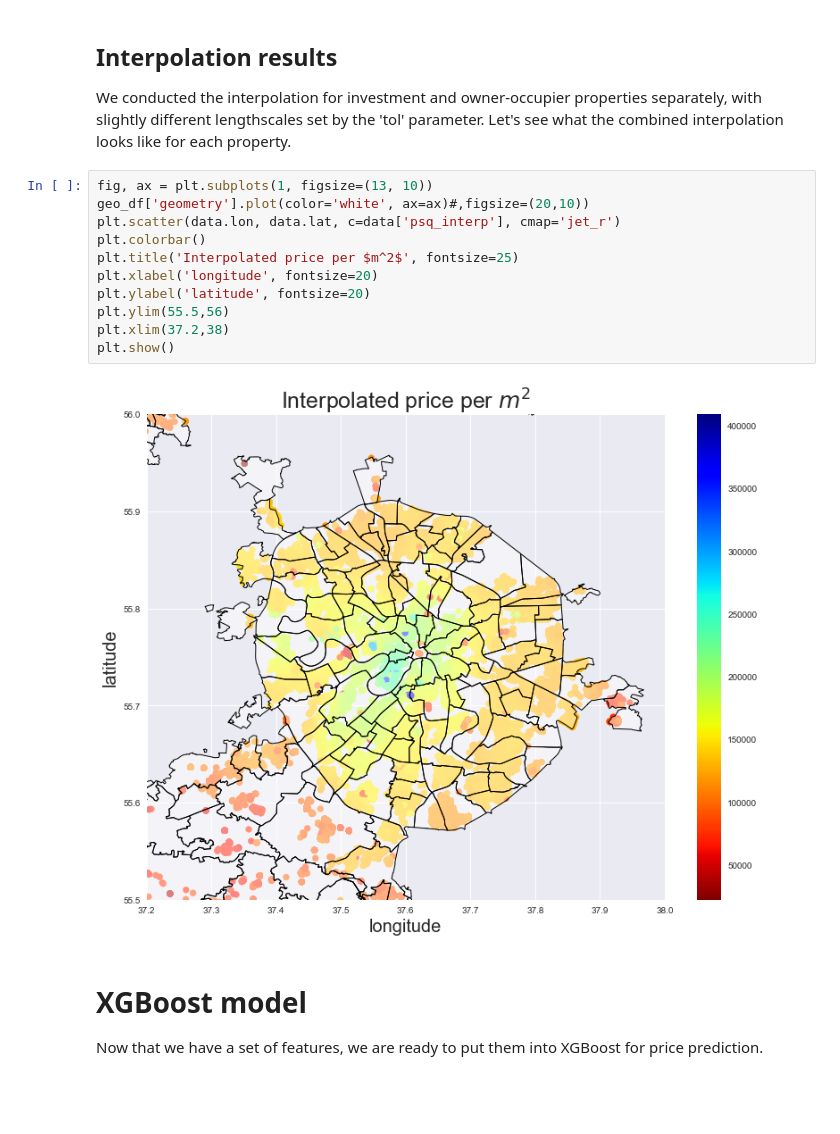
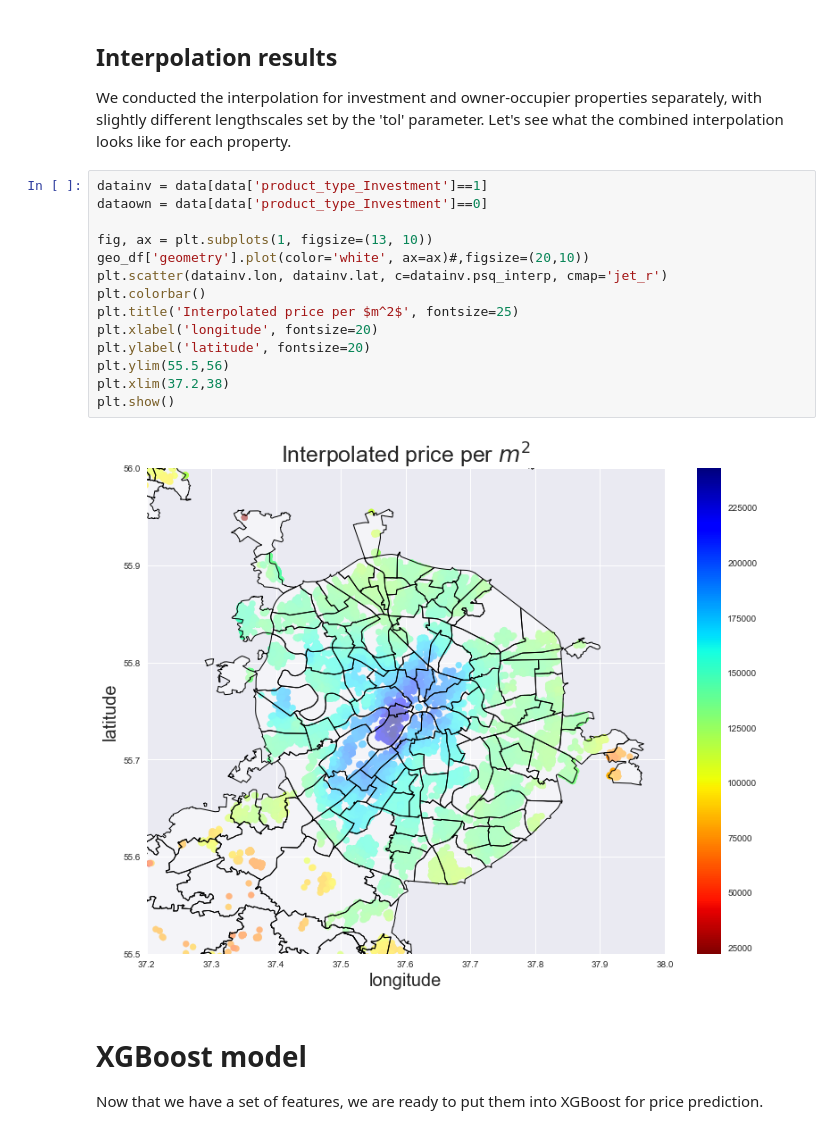
Before and after one commit to nmirman/sberbank, a Jupyter notebook: analysis/Sberbank.ipynb, the cells around one changed output. Drawn from its saved outputs; the diff is of its cells as text; blank space fills up the shorter version.

Commit message:
Minor update to interp visualization.

```diff
--- a/analysis/Sberbank.ipynb
+++ b/analysis/Sberbank.ipynb
@@ -363,18 +363,21 @@ Processing entry  30000
 
 We conducted the interpolation for investment and owner-occupier properties separately, with slightly different lengthscales set by the 'tol' parameter.  Let's see what the combined interpolation looks like for each property.
 # %%
+datainv = data[data['product_type_Investment']==1]
+dataown = data[data['product_type_Investment']==0]
+
 fig, ax = plt.subplots(1, figsize=(13, 10))
 geo_df['geometry'].plot(color='white', ax=ax)#,figsize=(20,10))
-plt.scatter(data.lon, data.lat, c=data['psq_interp'], cmap='jet_r')
+plt.scatter(datainv.lon, datainv.lat, c=datainv.psq_interp, cmap='jet_r')
 plt.colorbar()
 plt.title('Interpolated price per $m^2$', fontsize=25)
 plt.xlabel('longitude', fontsize=20)
 plt.ylabel('latitude', fontsize=20)
 plt.ylim(55.5,56)
 plt.xlim(37.2,38)
 plt.show()
 # %% [output]
-[figure, old version]
+[figure, new version]
 # %% [markdown]
 # XGBoost model
 
```
Also changed, not shown: parts of 1 cell of this notebook.
